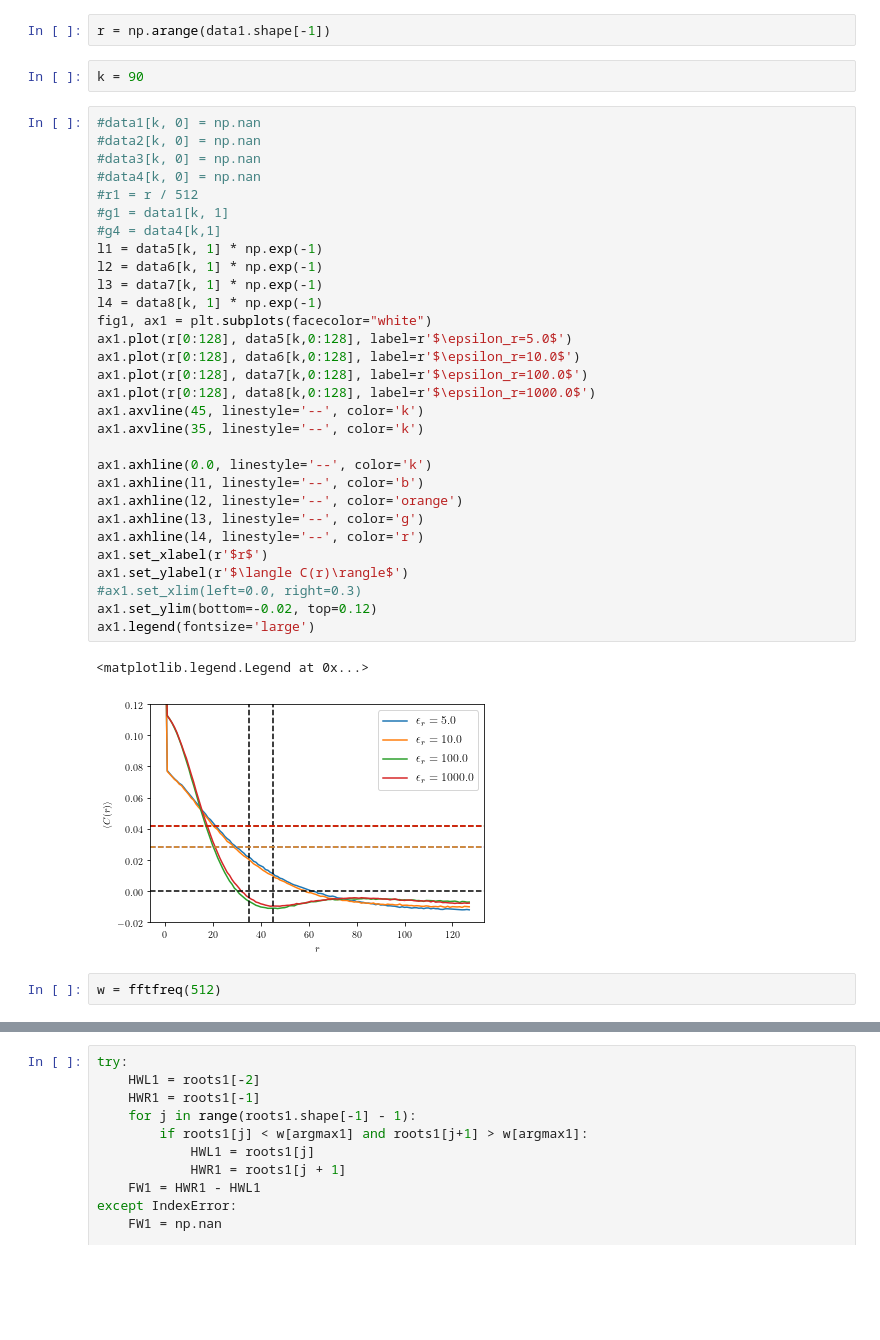
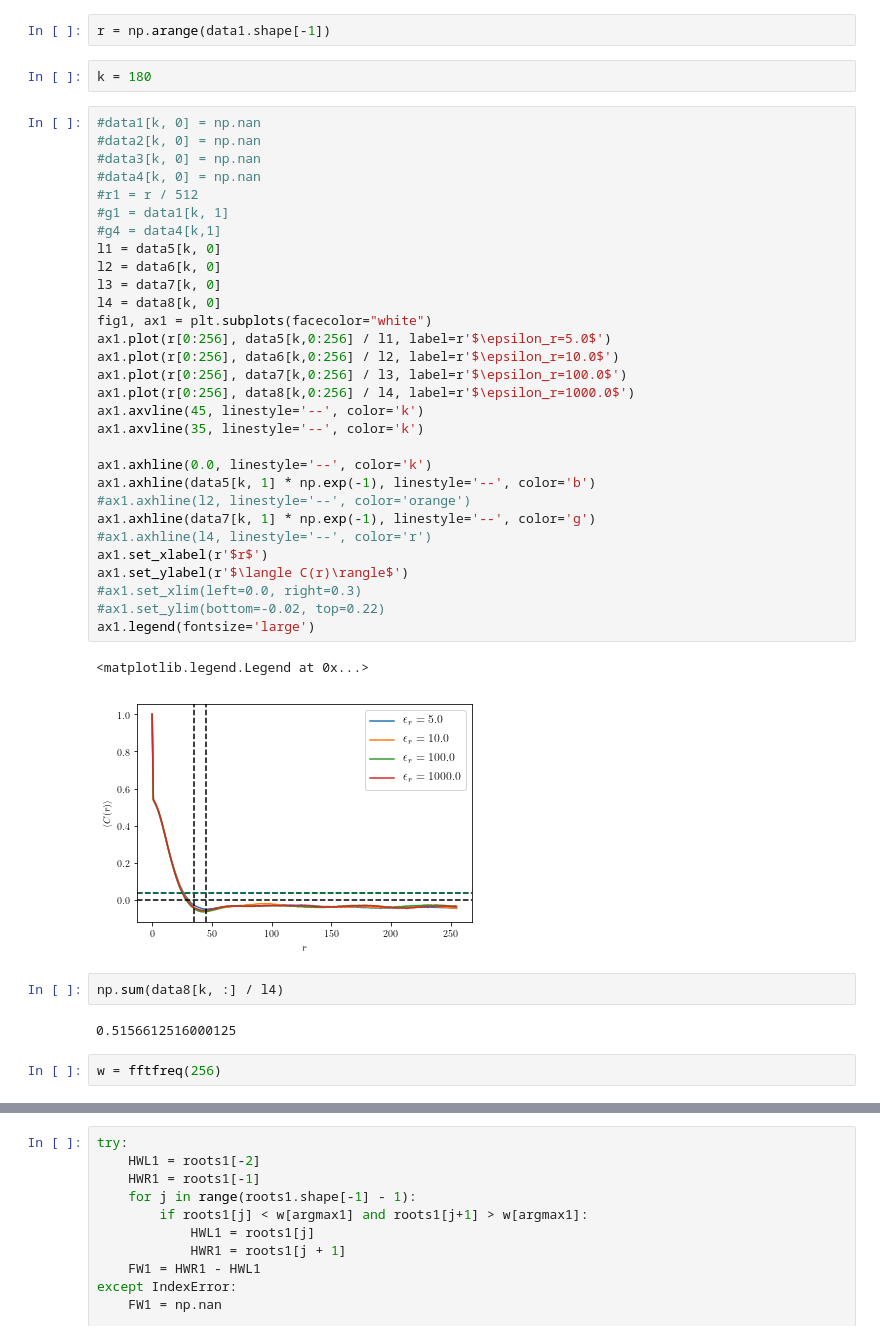
Before and after one commit to mlazarn/Summer18Research, a Jupyter notebook: MonteCarloSim/Untitled6.ipynb, the cells around one changed output, grey strips where cells are left out. Saved outputs shown, nothing was run; the diff lists cells and outputs as text; blank space fills up the shorter version.

```diff
--- a/MonteCarloSim/Untitled6.ipynb
+++ b/MonteCarloSim/Untitled6.ipynb
@@ -30,40 +30,44 @@ data1.shape
 # %%
 r = np.arange(data1.shape[-1])
 # %%
-k = 90
+k = 180
 # %%
 #data1[k, 0] = np.nan
 #data2[k, 0] = np.nan
 #data3[k, 0] = np.nan
 #data4[k, 0] = np.nan
 #r1 = r / 512
 #g1 = data1[k, 1]
 #g4 = data4[k,1]
-l1 = data5[k, 1] * np.exp(-1)
-l2 = data6[k, 1] * np.exp(-1)
-l3 = data7[k, 1] * np.exp(-1)
-l4 = data8[k, 1] * np.exp(-1)
+l1 = data5[k, 0]
+l2 = data6[k, 0]
+l3 = data7[k, 0]
+l4 = data8[k, 0]
 fig1, ax1 = plt.subplots(facecolor="white")
-ax1.plot(r[0:128], data5[k,0:128], label=r'$\epsilon_r=5.0$')
-ax1.plot(r[0:128], data6[k,0:128], label=r'$\epsilon_r=10.0$')
-ax1.plot(r[0:128], data7[k,0:128], label=r'$\epsilon_r=100.0$')
-ax1.plot(r[0:128], data8[k,0:128], label=r'$\epsilon_r=1000.0$')
+ax1.plot(r[0:256], data5[k,0:256] / l1, label=r'$\epsilon_r=5.0$')
+ax1.plot(r[0:256], data6[k,0:256] / l2, label=r'$\epsilon_r=10.0$')
+ax1.plot(r[0:256], data7[k,0:256] / l3, label=r'$\epsilon_r=100.0$')
+ax1.plot(r[0:256], data8[k,0:256] / l4, label=r'$\epsilon_r=1000.0$')
 ax1.axvline(45, linestyle='--', color='k')
 ax1.axvline(35, linestyle='--', color='k')
 
 ax1.axhline(0.0, linestyle='--', color='k')
-ax1.axhline(l1, linestyle='--', color='b')
-ax1.axhline(l2, linestyle='--', color='orange')
-ax1.axhline(l3, linestyle='--', color='g')
-ax1.axhline(l4, linestyle='--', color='r')
+ax1.axhline(data5[k, 1] * np.exp(-1), linestyle='--', color='b')
+#ax1.axhline(l2, linestyle='--', color='orange')
+ax1.axhline(data7[k, 1] * np.exp(-1), linestyle='--', color='g')
+#ax1.axhline(l4, linestyle='--', color='r')
 ax1.set_xlabel(r'$r$')
 ax1.set_ylabel(r'$\langle C(r)\rangle$')
 #ax1.set_xlim(left=0.0, right=0.3)
-ax1.set_ylim(bottom=-0.02, top=0.12)
+#ax1.set_ylim(bottom=-0.02, top=0.22)
 ax1.legend(fontsize='large')
 # %% [output]
 <matplotlib.legend.Legend at 0x...>
-[figure, old version]
+[figure, new version]
+# %%
+np.sum(data8[k, :] / l4)
+# %% [output]
+0.5156612516000125
 # %%
-w = fftfreq(512)
+w = fftfreq(256)
 # %%
```
Also changed, not shown: parts of 9 cells of this notebook, 5 other files.
